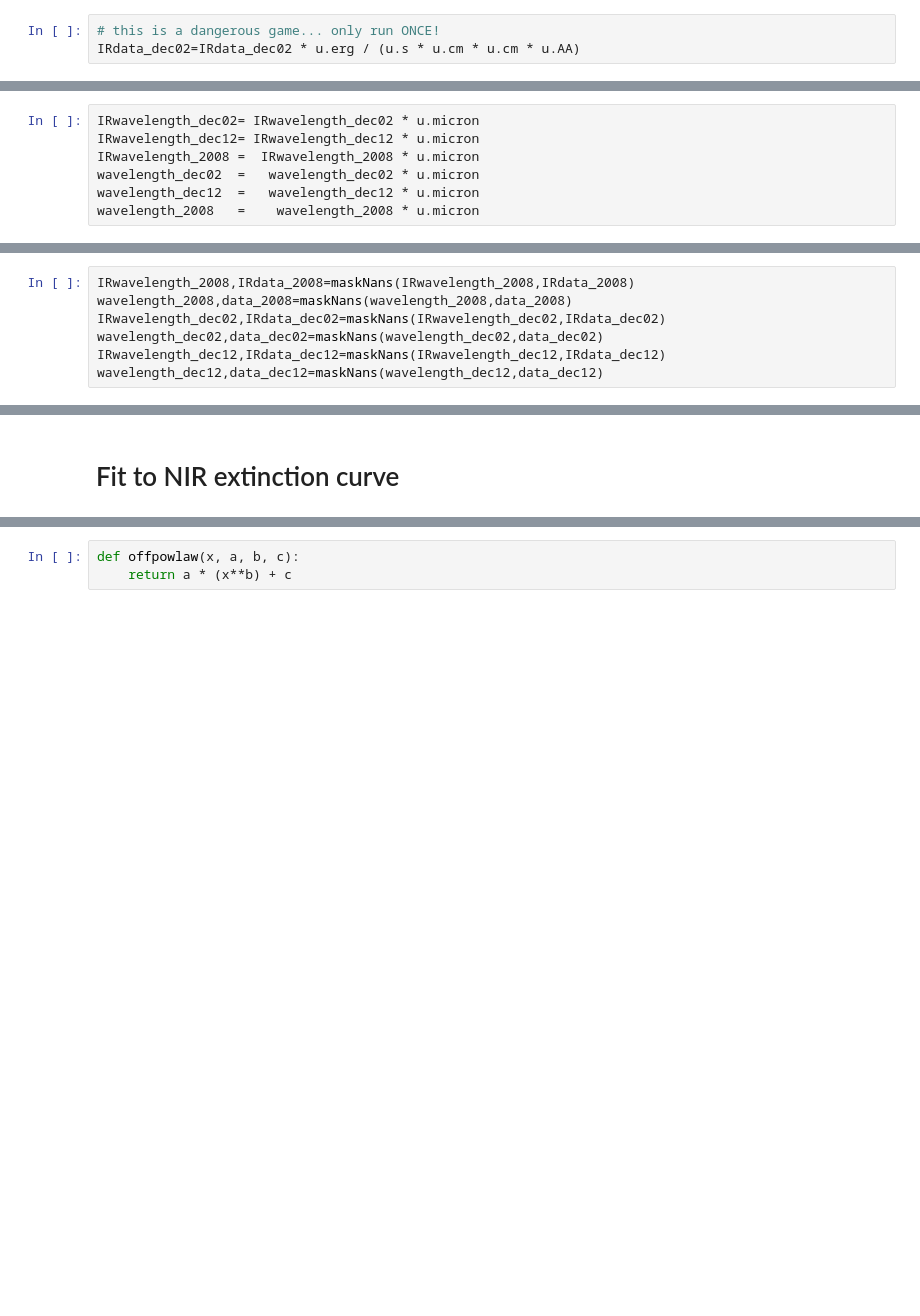
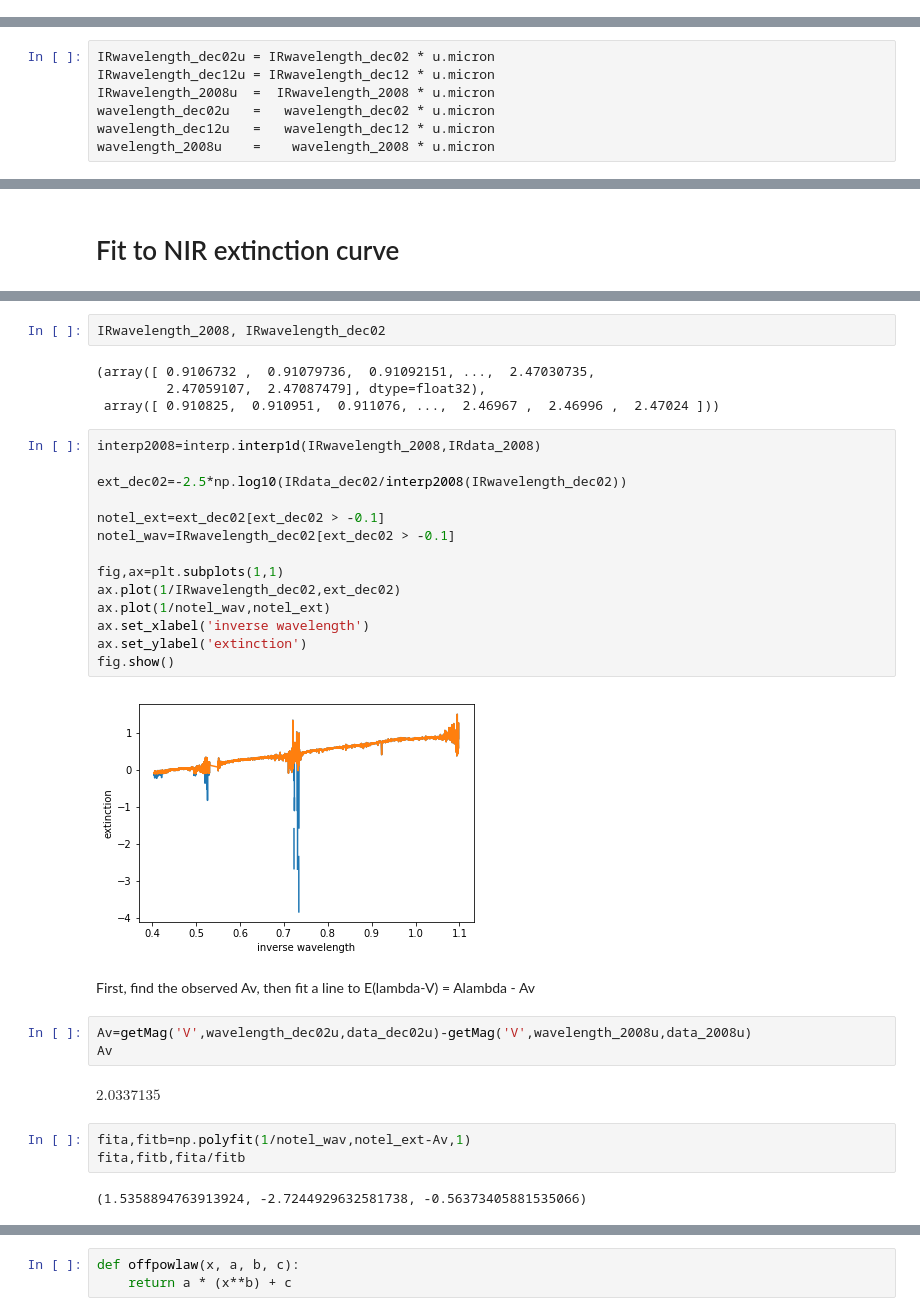
Before and after one commit to krislars/AA_Tau_Covey, a Jupyter notebook: AATau_data.ipynb, the cells around one changed output, grey strips where cells are left out. Drawn from its saved outputs; the diff is of its cells as text; blank space fills up the shorter version.

```diff
--- a/AATau_data.ipynb
+++ b/AATau_data.ipynb
@@ -669,7 +614,4 @@ plt.show()
 ### Units:  1 erg/s = 1E-7 W, so 1 erg/s cm^2 = 1E-3 W/ m^2 and 1 erg/s cm^2 A = 10 W/ m^2 um
 # %%
 from astropy import units as u
-# %%
-# this is a dangerous game... only run ONCE!
-IRdata_dec02=IRdata_dec02 * u.erg / (u.s * u.cm * u.cm * u.AA)
 # %%
@@ -682,10 +625,10 @@ data_2008   =    data_2008 * u.erg / (u.s * u.cm * u.cm * u.AA)
 # %%
-IRwavelength_dec02= IRwavelength_dec02 * u.micron
-IRwavelength_dec12= IRwavelength_dec12 * u.micron
-IRwavelength_2008 =  IRwavelength_2008 * u.micron
-wavelength_dec02  =   wavelength_dec02 * u.micron
-wavelength_dec12  =   wavelength_dec12 * u.micron
-wavelength_2008   =    wavelength_2008 * u.micron
+IRwavelength_dec02u = IRwavelength_dec02 * u.micron
+IRwavelength_dec12u = IRwavelength_dec12 * u.micron
+IRwavelength_2008u  =  IRwavelength_2008 * u.micron
+wavelength_dec02u   =   wavelength_dec02 * u.micron
+wavelength_dec12u   =   wavelength_dec12 * u.micron
+wavelength_2008u    =    wavelength_2008 * u.micron
 # %% [markdown]
 # Use photometry to constrain the scaling:
 # %% [markdown]
@@ -751,10 +686,3 @@ def maskNans(wavelength,data):
     masked_data=data[np.logical_not(np.isnan(data))]
     masked_wavelength=wavelength[np.logical_not(np.isnan(data))]
     return (masked_wavelength,masked_data)
-# %%
-IRwavelength_2008,IRdata_2008=maskNans(IRwavelength_2008,IRdata_2008)
-wavelength_2008,data_2008=maskNans(wavelength_2008,data_2008)
-IRwavelength_dec02,IRdata_dec02=maskNans(IRwavelength_dec02,IRdata_dec02)
-wavelength_dec02,data_dec02=maskNans(wavelength_dec02,data_dec02)
-IRwavelength_dec12,IRdata_dec12=maskNans(IRwavelength_dec12,IRdata_dec12)
-wavelength_dec12,data_dec12=maskNans(wavelength_dec12,data_dec12)
@@ -909,0 +786,34 @@ plt.show()
+# %%
+IRwavelength_2008, IRwavelength_dec02
+# %% [output]
+(array([ 0.9106732 ,  0.91079736,  0.91092151, ...,  2.47030735,
+         2.47059107,  2.47087479], dtype=float32),
+ array([ 0.910825,  0.910951,  0.911076, ...,  2.46967 ,  2.46996 ,  2.47024 ]))
+# %%
+interp2008=interp.interp1d(IRwavelength_2008,IRdata_2008)
+
+ext_dec02=-2.5*np.log10(IRdata_dec02/interp2008(IRwavelength_dec02))
+
+notel_ext=ext_dec02[ext_dec02 > -0.1]
+notel_wav=IRwavelength_dec02[ext_dec02 > -0.1]
+
+fig,ax=plt.subplots(1,1)
+ax.plot(1/IRwavelength_dec02,ext_dec02)
+ax.plot(1/notel_wav,notel_ext)
+ax.set_xlabel('inverse wavelength')
+ax.set_ylabel('extinction')
+fig.show()
+# %% [output]
+[figure, added]
+# %% [markdown]
+First, find the observed Av, then fit a line to E(lambda-V) = Alambda - Av
+# %%
+Av=getMag('V',wavelength_dec02u,data_dec02u)-getMag('V',wavelength_2008u,data_2008u)
+Av
+# %% [output]
+$2.0337135 \; \mathrm{}$
+# %%
+fita,fitb=np.polyfit(1/notel_wav,notel_ext-Av,1)
+fita,fitb,fita/fitb
+# %% [output]
+(1.5358894763913924, -2.7244929632581738, -0.56373405881535066)
```
Also changed, not shown: parts of 75 cells of this notebook.
